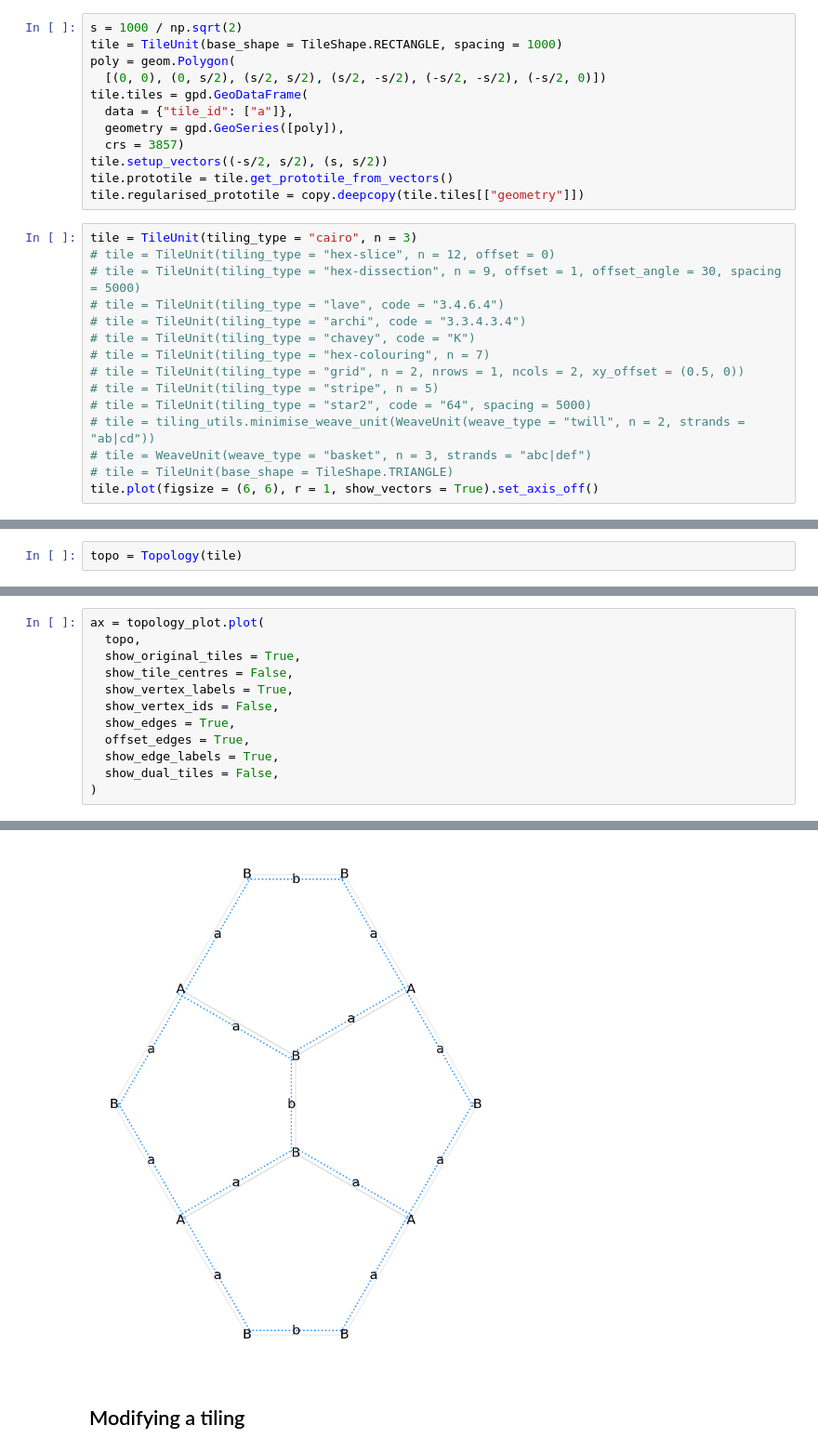
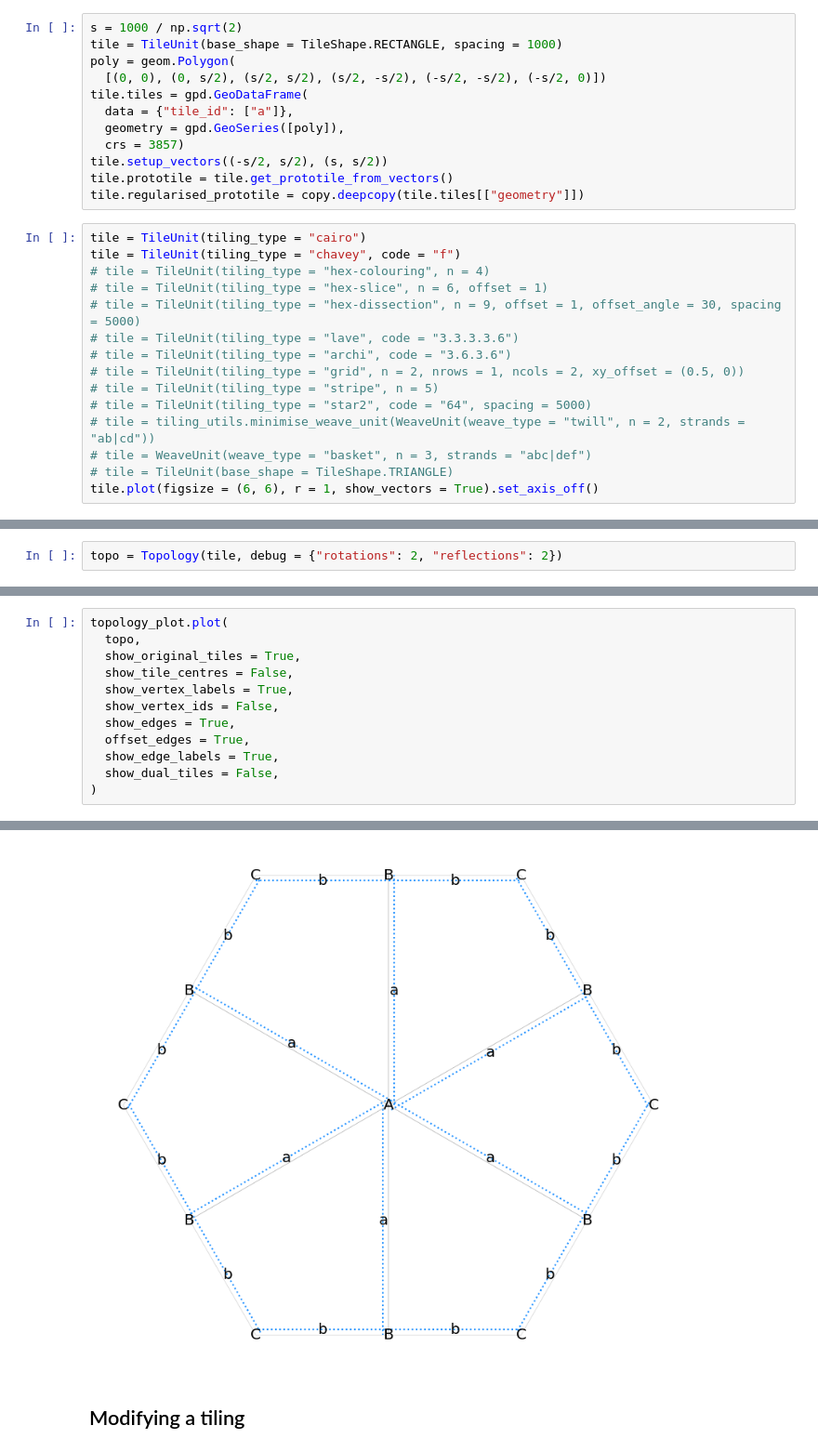
Before and after one commit to DOSull/weavingspace, a Jupyter notebook: examples/topology-new-working.ipynb, the cells around one changed output, grey strips where cells are left out. Shown at 93% size. Saved outputs shown, nothing was run; the diff lists cells and outputs as text.

Commit message:
progress made getting new topology constructor code on a firmer footing

```diff
--- a/examples/topology-new-working.ipynb
+++ b/examples/topology-new-working.ipynb
@@ -30,13 +32,13 @@ tile.setup_vectors((-s/2, s/2), (s, s/2))
 tile.prototile = tile.get_prototile_from_vectors()
 tile.regularised_prototile = copy.deepcopy(tile.tiles[["geometry"]])
 # %%
-tile = TileUnit(tiling_type = "cairo", n = 3)
-# tile = TileUnit(tiling_type = "hex-slice", n = 12, offset = 0)
+tile = TileUnit(tiling_type = "cairo")
+tile = TileUnit(tiling_type = "chavey", code = "f")
+# tile = TileUnit(tiling_type = "hex-colouring", n = 4)
+# tile = TileUnit(tiling_type = "hex-slice", n = 6, offset = 1)
 # tile = TileUnit(tiling_type = "hex-dissection", n = 9, offset = 1, offset_angle = 30, spacing = 5000)
-# tile = TileUnit(tiling_type = "lave", code = "3.4.6.4")
-# tile = TileUnit(tiling_type = "archi", code = "3.3.4.3.4")
-# tile = TileUnit(tiling_type = "chavey", code = "K")
-# tile = TileUnit(tiling_type = "hex-colouring", n = 7)
+# tile = TileUnit(tiling_type = "lave", code = "3.3.3.3.6")
+# tile = TileUnit(tiling_type = "archi", code = "3.6.3.6")
 # tile = TileUnit(tiling_type = "grid", n = 2, nrows = 1, ncols = 2, xy_offset = (0.5, 0))
 # tile = TileUnit(tiling_type = "stripe", n = 5)
 # tile = TileUnit(tiling_type = "star2", code = "64", spacing = 5000)
@@ -49,2 +51,2 @@ tile.plot(figsize = (6, 6), r = 1, show_vectors = True).set_axis_off()
 # %%
-topo = Topology(tile)
+topo = Topology(tile, debug = {"rotations": 2, "reflections": 2})
@@ -51,5 +82,5 @@ topo = Topology(tile)
 # %%
-ax = topology_plot.plot(
+topology_plot.plot(
   topo,
   show_original_tiles = True,
   show_tile_centres = False,
@@ -64,4 +96,4 @@ ax = topology_plot.plot(
-[figure, old version]
+[figure, new version]
 # %% [markdown]
 ## Modifying a tiling
 # %%
```
Also changed, not shown: parts of 10 cells of this notebook, 8 other files.
